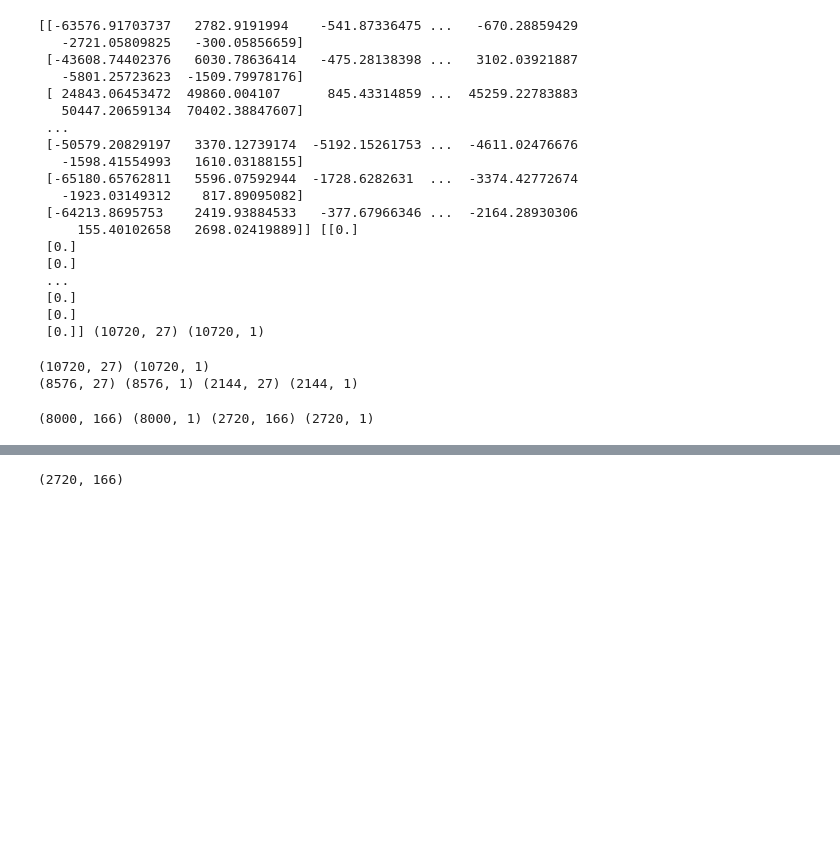
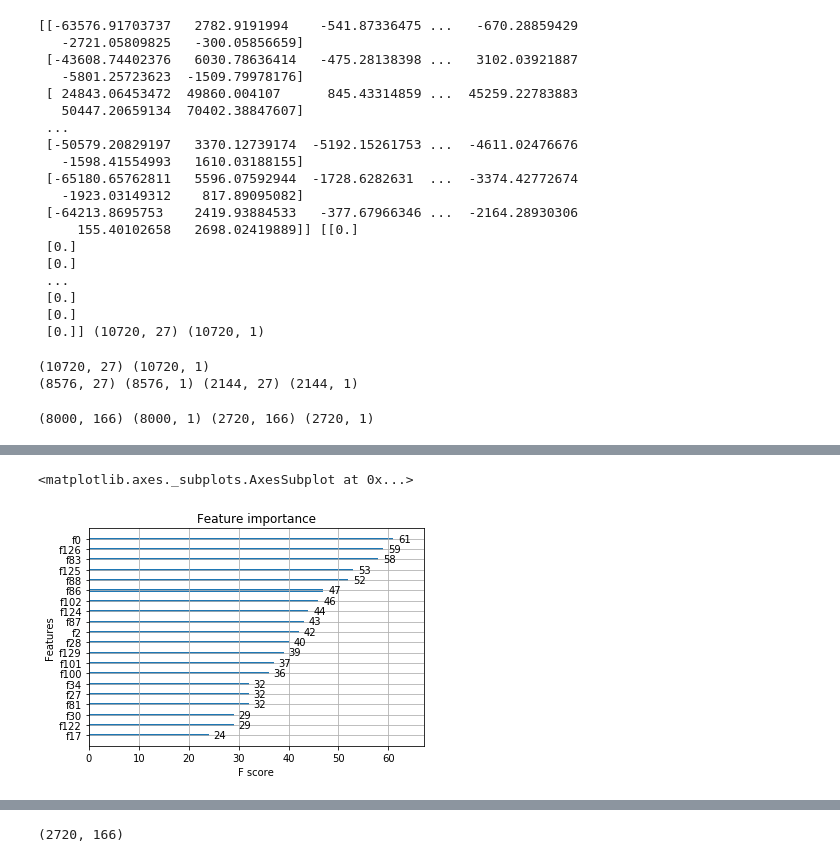
Before and after one commit to ap9055097/techjob_1, a Jupyter notebook: ML_for_techjam_online.ipynb, the cells around one changed output, grey strips where cells are left out. Cells and saved outputs as stored; diff of their text form; code cells hidden in the pictures; blank space fills up the shorter version.

```diff
--- a/ML_for_techjam_online.ipynb
+++ b/ML_for_techjam_online.ipynb
@@ -91,13 +253,13 @@ np.array(vec.get_feature_names()).shape
 # %%
-x_train = vec.fit_transform(x_train).toarray()
-x_test = vec.fit_transform(x_test).toarray()
+x_train = vec.transform(x_train).toarray()
+x_test = vec.transform(x_test).toarray()
 # %%
 print(x_train.shape,x_test.shape)
 # %% [output]
 (8576, 172) (2144, 172)
 # %%
 from sklearn.decomposition import PCA
-n_components = 27
+n_components = 10
 pca = PCA(n_components=n_components, svd_solver='full',random_state=42)
 pca.fit(x)
 x = pca.fit_transform(x)
@@ -166,0 +451,34 @@ print(x_sm.shape,y_sm.shape)
+# %%
+import xgboost as xgb
+dsm = xgb.DMatrix(x_sm0, label=y_sm0)
+dv0 = xgb.DMatrix(x_val0, label=y_val0)
+dt = xgb.DMatrix(x_test, label=y_test)
+dtrain = xgb.DMatrix(x_train, label=y_train)
+evallist = [(dv0, 'eval'), (dsm, 'train')]
+
+dsm = xgb.DMatrix(x_sm, label=y_sm)
+evallist = [(dt, 'eval'), (dsm, 'train')]
+
+num_round = 10000
+# binary:logistic
+param = {'objective': 'binary:logistic',
+ 'colsample_bytree': 0.9683760122352089,
+ 'gamma': 0.7790711924812199,
+ 'learning_rate': 0.2249426498504554,
+ 'max_depth': 20,
+ 'min_child_weight': 10.95324500379702,
+ 'n_estimators': 150,
+ 'objective': 'binary:logistic',
+ 'scale_pos_weight': 1,
+ 'seed': 42,
+ 'eval_metric': ['auc'],
+ 'lambda': 2,
+ 'alpha': 15,
+#  'rate_drop':0.5,
+ 'tree_method':'exact',
+ 'normalize_type':'forest',
+ 'subsample': 0.9035691355661921}
+
+evals_result = {}
+# %%
+bst = xgb.train(param, dsm, num_round, evallist, evals_result=evals_result,early_stopping_rounds=1000)
@@ -166,0 +537,5 @@ print(x_sm.shape,y_sm.shape)
+# %%
+xgb.plot_importance(bst,max_num_features =20)
+# %% [output]
+<matplotlib.axes._subplots.AxesSubplot at 0x...>
+[figure, added]
```
Also changed, not shown: parts of 79 cells of this notebook, 14 other files.
